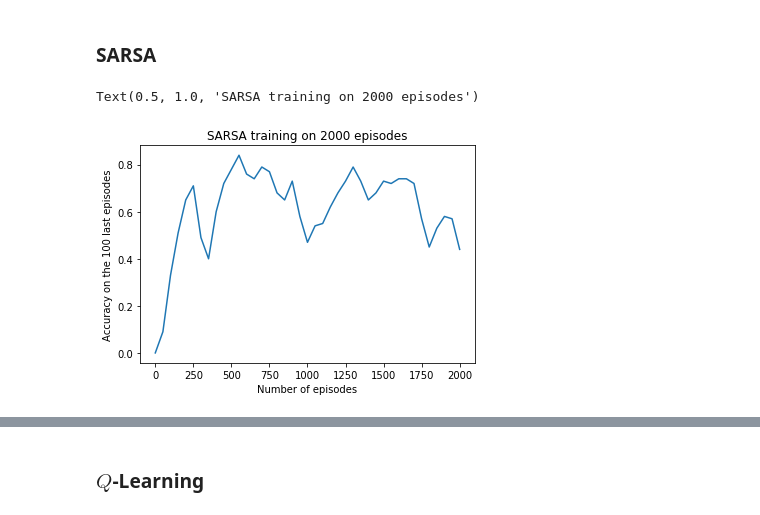
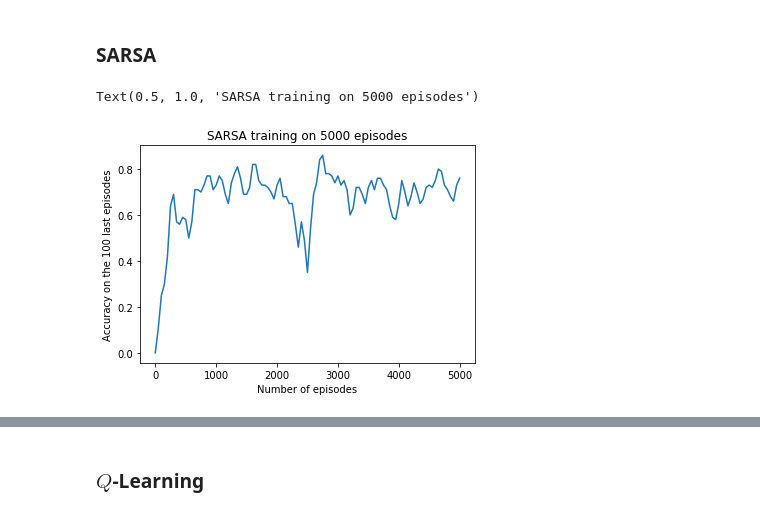
Before and after one commit to AntGro/P3A-Deep-Reinforcement-Learning, a Jupyter notebook: Notebooks/TD-Learning.ipynb, the cells around one changed output, grey strips where cells are left out. Cells and saved outputs as stored; diff of their text form; code cells hidden in the pictures.

```diff
--- a/Notebooks/TD-Learning.ipynb
+++ b/Notebooks/TD-Learning.ipynb
@@ -105,16 +105,16 @@ def routine(algo, nEpisode = 20000, gamma = 0.99, alpha = 0.4, epsilon0 = 0.9, e
 # %%
 def SARSA(nEpisode = 2000, gamma = 0.999, alpha = 0.4, epsilon0 = 0.9, epsilonMin = 0.05, decreaseRate = False, softmax = True, tau = 0.01, window = 100):
     return routine("SARSA", nEpisode, gamma, alpha, epsilon0, epsilonMin, decreaseRate, softmax, tau, window)
 
 
 w = 100
-nEpisode = 2000
+nEpisode = 5000
 q_table, histAcc = SARSA(nEpisode, softmax = True, window=w, tau = 0.001)
 plt.plot(w // 2 * np.arange(len(histAcc)), histAcc)
 
 plt.xlabel("Number of episodes")
 plt.ylabel("Accuracy on the {} last episodes".format(w))
 plt.title("SARSA training on {} episodes".format(nEpisode))
 # %% [output]
-Text(0.5, 1.0, 'SARSA training on 2000 episodes')
+Text(0.5, 1.0, 'SARSA training on 5000 episodes')
-[figure, old version]
+[figure, new version]
```
Also changed, not shown: parts of 1 cell of this notebook, 3 other files.
